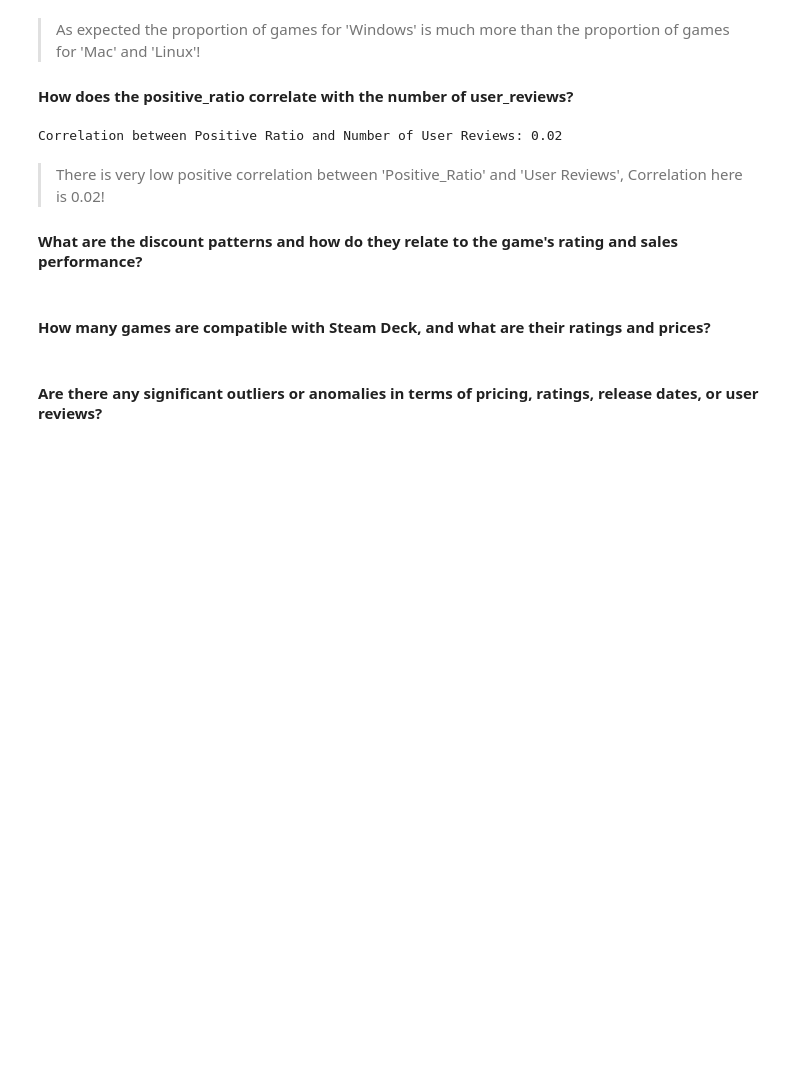
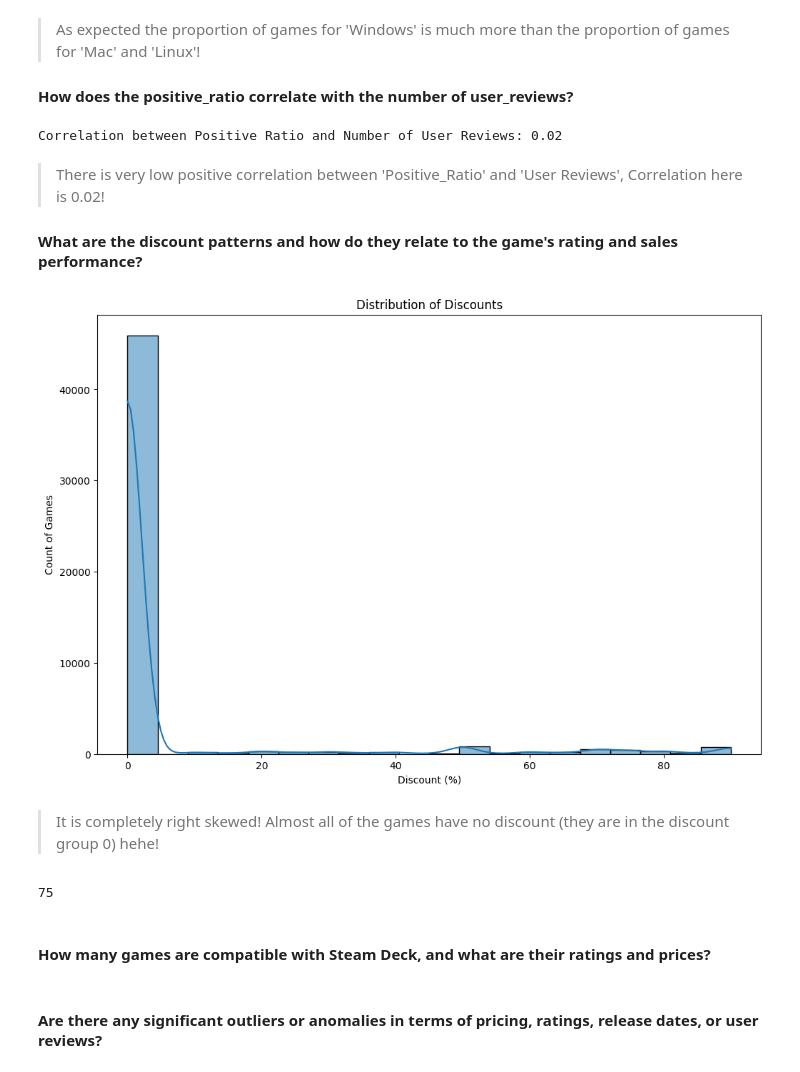
Before and after one commit to Darknight47/Data-Science-Project-02, a Jupyter notebook: steam_game_recommendation.ipynb, the cells around one changed output. Cells and saved outputs as stored; diff of their text form; code cells hidden in the pictures; blank space fills up the shorter version.

Commit message:
discount trends

```diff
--- a/steam_game_recommendation.ipynb
+++ b/steam_game_recommendation.ipynb
@@ -199,6 +199,22 @@ Correlation between Positive Ratio and Number of User Reviews: 0.02
 # %% [markdown]
 > There is very low positive correlation between 'Positive_Ratio' and 'User Reviews', Correlation here is 0.02!
 #### What are the discount patterns and how do they relate to the game's rating and sales performance?
+# %%
+# visualize the distribution of discounts
+plt.figure(figsize=(12, 8))
+sns.histplot(games_df['discount'], bins=20, kde=True)
+plt.title('Distribution of Discounts')
+plt.xlabel('Discount (%)')
+plt.ylabel('Count of Games')
+plt.show()
+# %% [output]
+[figure, added]
+# %% [markdown]
+> It is completely right skewed! Almost all of the games have no discount (they are in the discount group 0) hehe!
+# %%
+games_df['discount'].nunique()
+# %% [output]
+75
 # %% [markdown]
 #### How many games are compatible with Steam Deck, and what are their ratings and prices?
 # %% [markdown]
```
